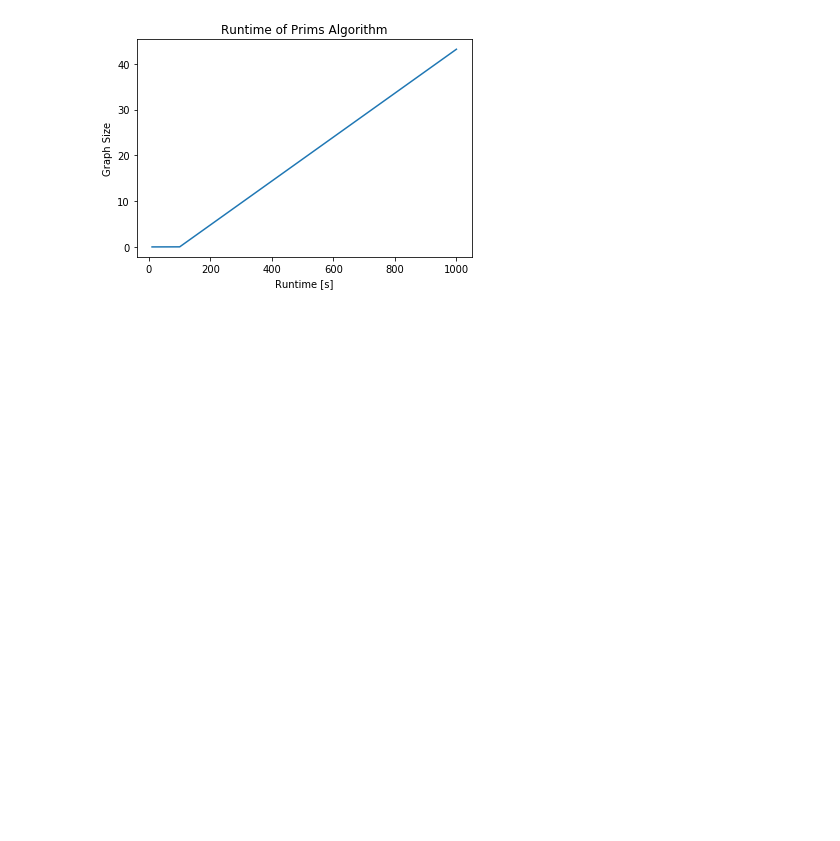
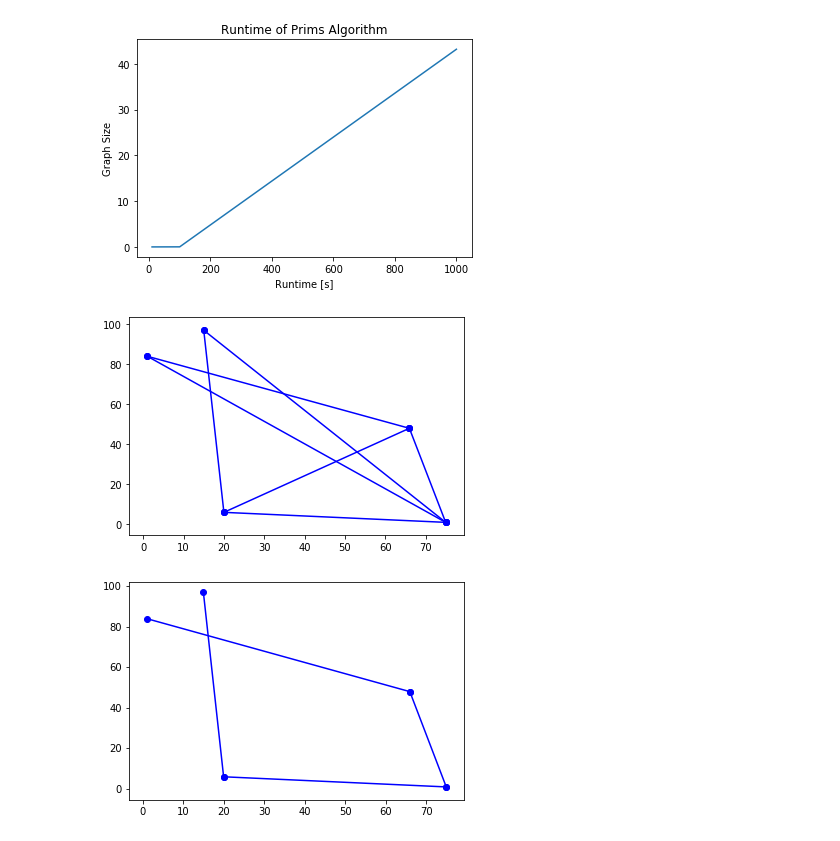
Before and after one commit to Ivendrakeo/PrimsAlgorithm, a Jupyter notebook: PrimsDemo.ipynb, the cells around one changed output. Drawn from its saved outputs; the diff is of its cells as text; code cells hidden in the pictures; blank space fills up the shorter version.

Commit message:
Updates for displaying the WeightedGraph
changes to get_connections() which add a field for distance.

```diff
--- a/PrimsDemo.ipynb
+++ b/PrimsDemo.ipynb
@@ -124,3 +124,37 @@ plt.show()
 [figure]
 [figure]
 [figure]
+# %%
+#Quick demo of new features:
+
+g = Graph.WeightedGraph.create_test_graph(100,100,5)
+x_lst = []
+y_lst = []
+# Now a get_connections() method for graph that formally shows all the proper vertex connections
+for connection in g.get_connections():
+    x_lst.append(connection[0].x)
+    y_lst.append(connection[0].y)
+    x_lst.append(connection[1].x)
+    y_lst.append(connection[1].y)
+    # connection[2] contains distance.
+    plt.scatter(x_lst, y_lst, color="Blue")
+    plt.plot(x_lst, y_lst, color="Blue")
+    x_lst.clear()
+    y_lst.clear()
+plt.show()
+
+t = run_prims(g, g.get_starting_vertex())
+for connection in t.get_connections():
+    x_lst.append(connection[0].x)
+    y_lst.append(connection[0].y)
+    x_lst.append(connection[1].x)
+    y_lst.append(connection[1].y)
+    #connection[2] contains distance
+    plt.scatter(x_lst, y_lst, color="Blue")
+    plt.plot(x_lst, y_lst, color="Blue")
+    x_lst.clear()
+    y_lst.clear()
+plt.show()
+# %% [output]
+[figure, added]
+[figure, added]
```
Also changed, not shown: 2 other files.
